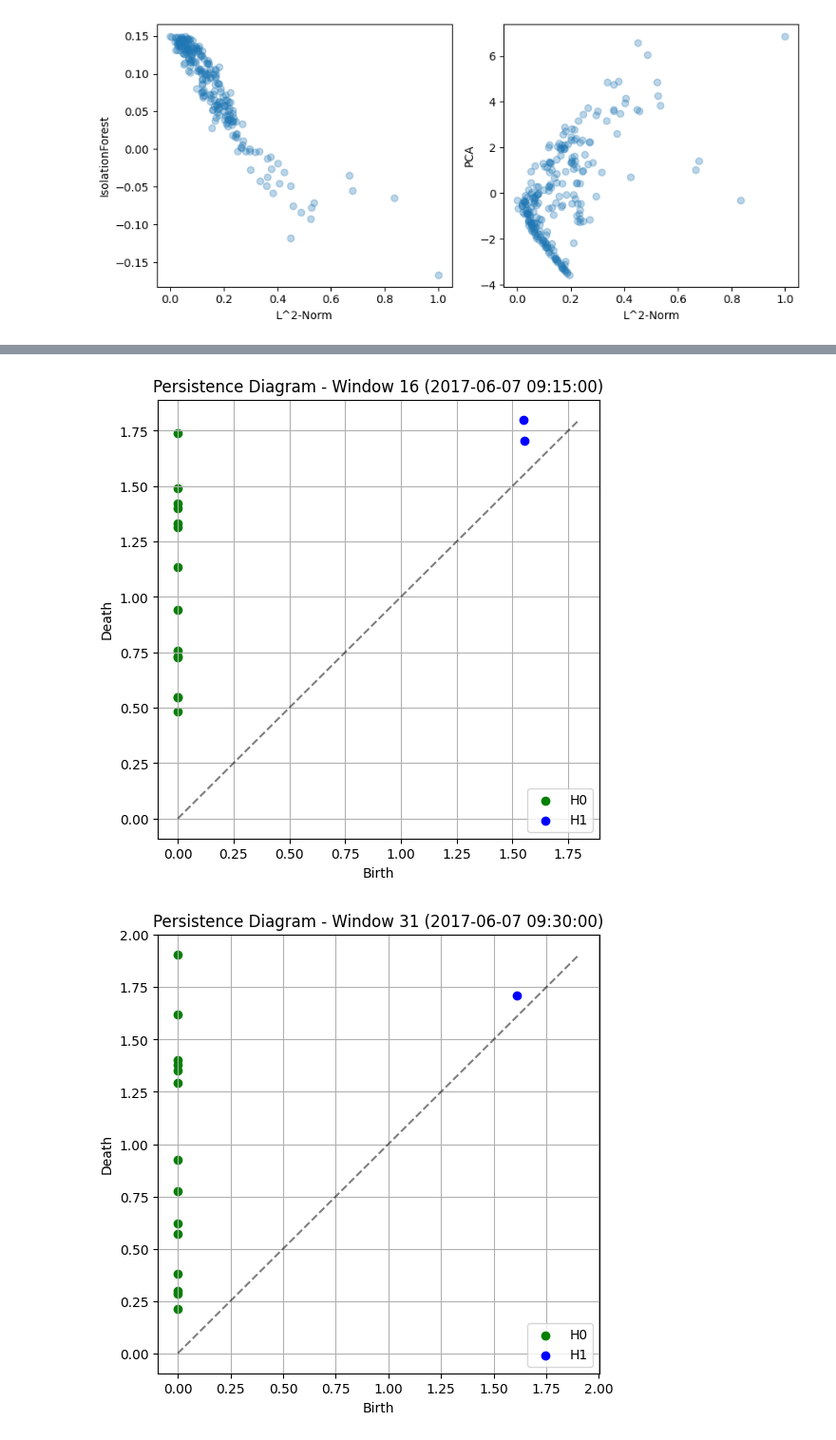
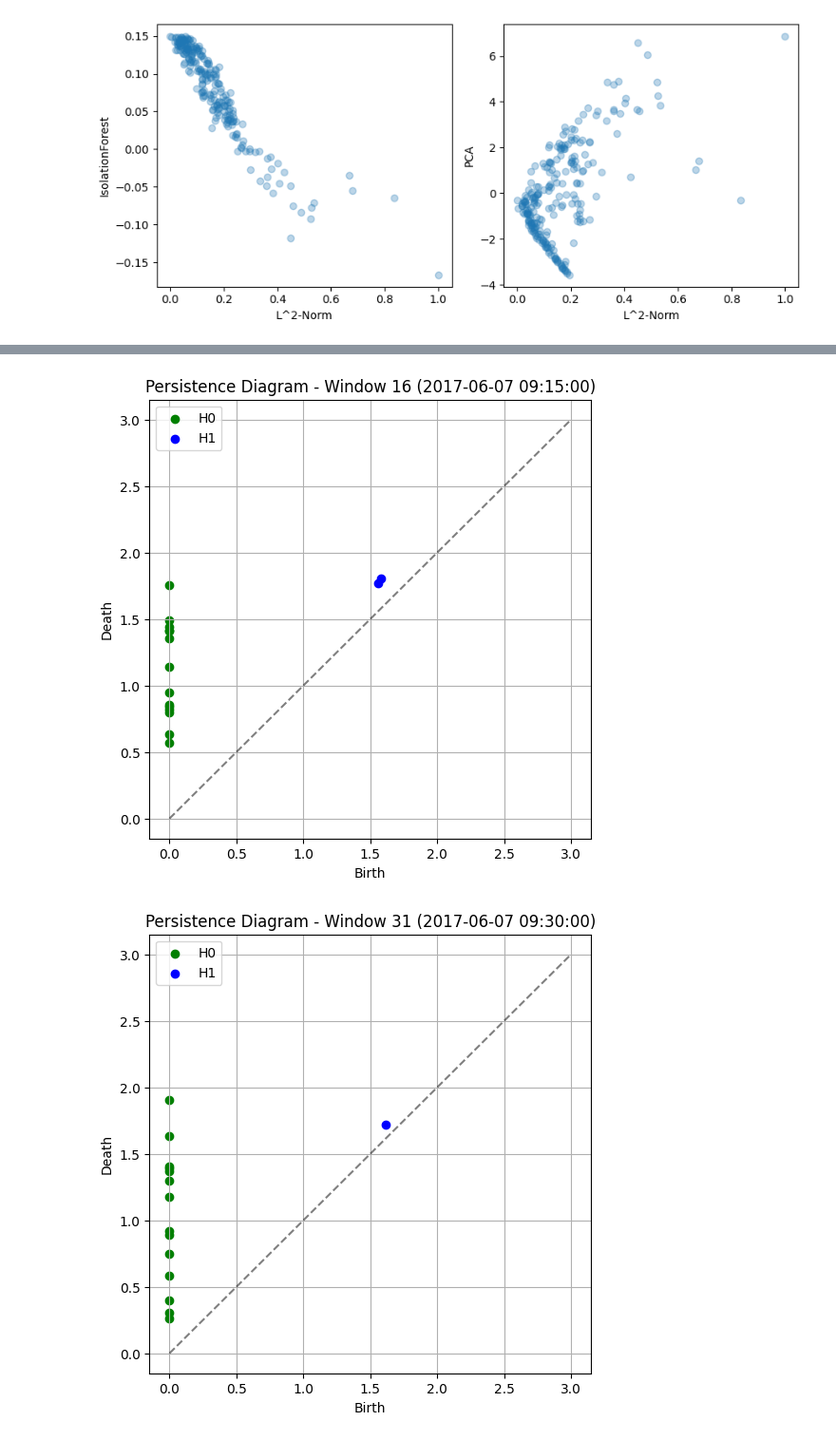
Before and after one commit to jasonwvh/tda-cicids2017, a Jupyter notebook: eda.ipynb, the cells around one changed output, grey strips where cells are left out. Shown at 95% size. Cells and saved outputs as stored; diff of their text form; code cells hidden in the pictures.

```diff
--- a/eda.ipynb
+++ b/eda.ipynb
@@ -233,7 +237,7 @@ colors_benigns = {0: 'blue', 1: 'green', 2: 'darkgreen'}
 colors_attacks = {0: 'purple', 1: 'red', 2: 'darkred'}
 markers = {0: 'x', 1: 'o', 2: '^'}
 labels = {0: 'H0', 1: 'H1', 2: 'H2'}
-max_death = 0
+max_death = 6
 
 fig = plt.subplots(figsize=(6, 6))
 for dim in [0,1]:
@@ -258,24 +262,24 @@ plt.show()
 
 pl = PersistenceLandscape()
 landscapes_benigns = pl.fit_transform(diagrams_benigns)
-fig = plt.figure(figsize=(10, 8))
+fig = plt.figure(figsize=(6, 6))
 for i in range(landscapes_benigns.shape[1]):
     plt.plot(landscapes_benigns[0, i], label=f'Landscape {i}')
 plt.xlabel('Filtration value')
 plt.ylabel('Landscape value')
 plt.legend()
-plt.yticks(np.arange(0, 6, step=0.2))
+plt.yticks(np.arange(0, 6, step=1))
 plt.title('Benign Persistence Landscapes')
 plt.show()
 
 landscapes_attacks = pl.fit_transform(diagrams_attacks)
-fig = plt.figure(figsize=(10, 8))
+fig = plt.figure(figsize=(6, 6))
 for i in range(landscapes_attacks.shape[1]):
     plt.plot(landscapes_attacks[0, i], label=f'Landscape {i}')
 plt.xlabel('Filtration value')
 plt.ylabel('Landscape value')
 plt.legend()
-plt.yticks(np.arange(0, 6, step=0.2))
+plt.yticks(np.arange(0, 6, step=1))
 plt.title('Attack Persistence Landscapes')
 plt.show()
 # %% [output]
@@ -285,7 +289,4 @@ plt.show()
 # %%
-import os
-os.makedirs("diagrams", exist_ok=True)
-
 featured_df = resampled_data[features]
 df_scaled = scaler.fit_transform(featured_df)
 df_scaled = pd.DataFrame(df_scaled, index=featured_df.index, columns=features)
@@ -294,44 +295,38 @@ colors = {0: 'green', 1: 'blue', 2: 'red'}
 markers = {0: 'x', 1: 'o', 2: 's'}
 labels = {0: 'H0', 1: 'H1', 2: 'H2'}
 
-window_size = pd.Timedelta(seconds=900)
+window_size = pd.Timedelta(seconds=900) # 15 minutes
 step_size = pd.Timedelta(seconds=60)
 window_samples = int(window_size / pd.Timedelta(aggregation_interval))
 step_samples = int(step_size / pd.Timedelta(aggregation_interval))
+
 for window_idx in range(0, len(df_scaled) - window_samples + 1, step_samples):
     window_data = df_scaled.iloc[window_idx:window_idx + window_samples]
     if len(window_data) < window_samples:
         continue
 
+    # select a few frames
     if window_data.index[0] not in [pd.Timestamp('2017-06-07 09:01:00'), pd.Timestamp('2017-06-07 09:15:00'), pd.Timestamp('2017-06-07 09:30:00'), pd.Timestamp('2017-06-07 09:45:00'), pd.Timestamp('2017-06-07 10:00:00'), pd.Timestamp('2017-06-07 10:15:00'), pd.Timestamp('2017-06-07 10:40:00'), pd.Timestamp('2017-06-07 11:00:00'), pd.Timestamp('2017-06-07 11:30:00'),]:
         continue
 
     try:
-        # single takens
-        # embedding = te.fit_transform(window_data['flow_bytes'])
-
         embedding = te.fit_transform(window_data.values)
-        embedding = embedding.reshape(window_data.index.size, 6)
+        embedding = embedding.reshape(window_data.index.size, window_data.columns.size)
+        embedding_reshaped = embedding[None, :, :]
     except ValueError as e:
         print(f"Skipping window {window_idx} due to embedding error: {e}")
         continue
 
-    pca = PCA(n_components=3)
-    embedding = pca.fit_transform(embedding)
-
-    embedding_reshaped = embedding[None, :, :]
     try:
-        # embedding_reshaped = window_data.values[None, :, :]
-        diagrams_ori = ph.fit_transform(embedding_reshaped)
-        diagrams = diagrams_ori[0]
+        diagrams = ph.fit_transform(embedding_reshaped)
     except ValueError as e:
         print(f"Skipping window {window_idx} due to persistence error: {e}")
         continue
 
     fig, ax = plt.subplots(figsize=(6, 6))
-    max_death = 0
+    max_death = 3
     for dim in [0, 1]:
-        dgm = diagrams[diagrams[:, 2] == dim]
+        dgm = diagrams[0][diagrams[0][:, 2] == dim]
         if len(dgm) > 0:
             ax.scatter(dgm[:, 0], dgm[:, 1], c=colors[dim], label=f'{labels[dim]}', alpha=1)
             max_death = max(max_death, max(dgm[:, 1]))
@@ -342,18 +337,5 @@ for window_idx in range(0, len(df_scaled) - window_samples + 1, step_samples):
     ax.set_title(f'Persistence Diagram - Window {window_idx} ({window_data.index[0]})')
     ax.legend()
     ax.grid(True)
-
-    plt.savefig(f"diagrams/diagram_window_{window_idx}.png")
-
-    pl = PersistenceLandscape()
-    landscapes = pl.fit_transform(diagrams_ori)
-    fig = plt.figure(figsize=(10, 8))
-    for i in range(landscapes.shape[1]):
-        plt.plot(landscapes[0, i], label=f'Landscape {i}')
-    plt.xlabel('Filtration value')
-    plt.ylabel('Landscape value')
-    plt.legend()
-    plt.title(f'Persistence Landscapes - Window {window_idx} ({window_data.index[0]})')
-    plt.savefig(f"diagrams/landscape_window_{window_idx}.png")
-    plt.close(fig)
+    plt.show()
 # %% [output]
@@ -361,2 +343,2 @@ for window_idx in range(0, len(df_scaled) - window_samples + 1, step_samples):
-[figure, old version]
+[figure, new version]
-[figure, old version]
+[figure, new version]
```
Also changed, not shown: parts of 8 cells of this notebook, 2 other files.
